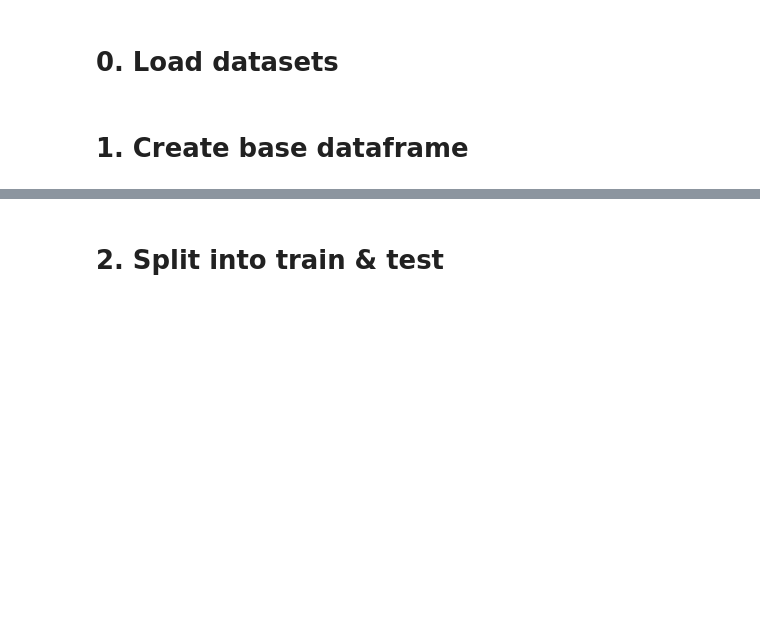
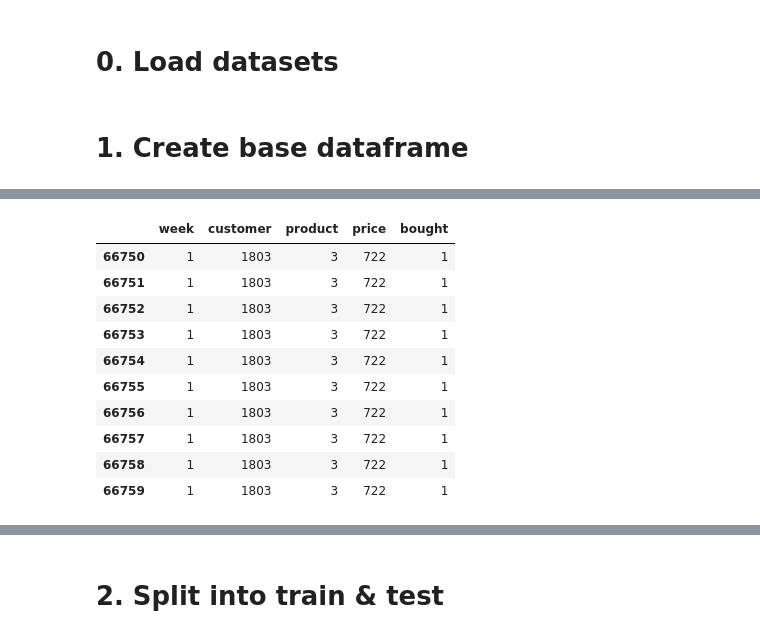
Before and after one commit to stijnbenja/BigData2, a Jupyter notebook: main.ipynb, the cells around one changed output, grey strips where cells are left out. Cells and saved outputs as stored; diff of their text form; code cells hidden in the pictures; blank space fills up the shorter version.

```diff
--- a/main.ipynb
+++ b/main.ipynb
@@ -37,0 +73,14 @@ base['bought'] = (base['price']!=0).astype(int)
+# %%
+base[base['price']!=0].head(10)
+# %% [output]
+|  | week | customer | product | price | bought |
+| 66750 | 1 | 1803 | 3 | 722 | 1 |
+| 66751 | 1 | 1803 | 3 | 722 | 1 |
+| 66752 | 1 | 1803 | 3 | 722 | 1 |
+| 66753 | 1 | 1803 | 3 | 722 | 1 |
+| 66754 | 1 | 1803 | 3 | 722 | 1 |
+| 66755 | 1 | 1803 | 3 | 722 | 1 |
+| 66756 | 1 | 1803 | 3 | 722 | 1 |
+| 66757 | 1 | 1803 | 3 | 722 | 1 |
+| 66758 | 1 | 1803 | 3 | 722 | 1 |
+| 66759 | 1 | 1803 | 3 | 722 | 1 |
```
Also changed, not shown: parts of 20 cells of this notebook.
